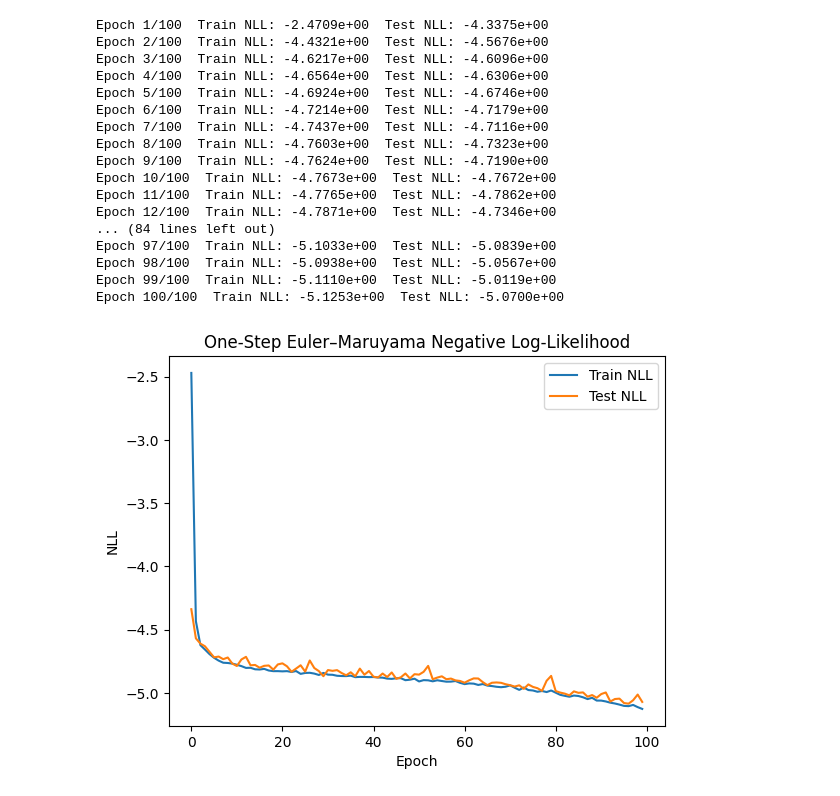
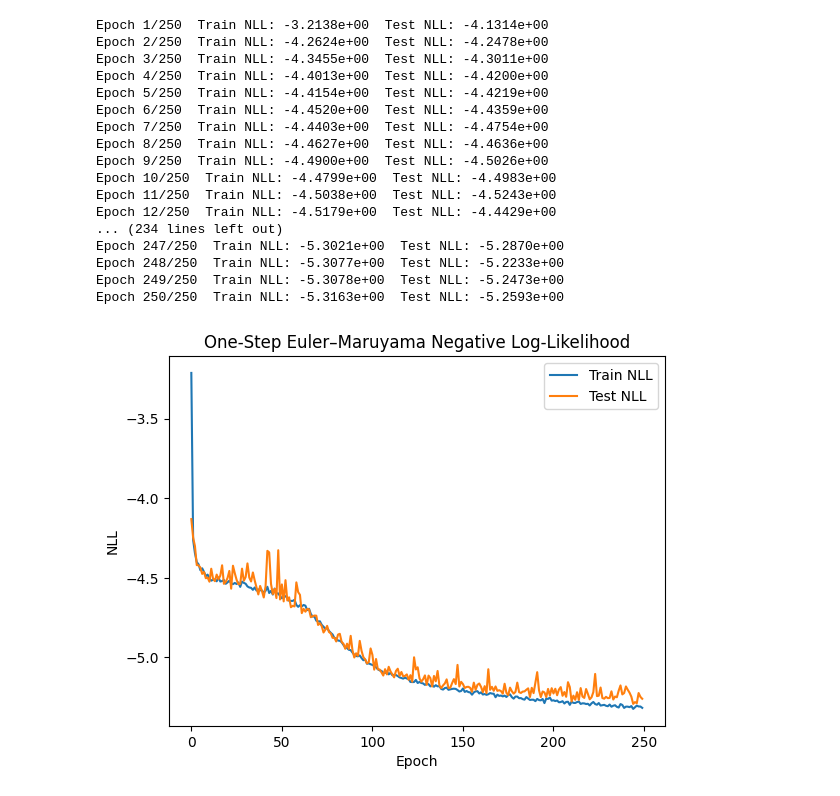
Before and after one commit to yungarjun/deribit-deep-learning, a Jupyter notebook: neural_sde.ipynb, the cells around one changed output. Saved outputs shown, nothing was run; the diff lists cells and outputs as text; code cells hidden in the pictures.

```diff
--- a/neural_sde.ipynb
+++ b/neural_sde.ipynb
@@ -60,8 +60,8 @@ model = SurfaceSDE(N).to(device)
 
 # 4) Training setup
 optimizer = optim.Adam(model.parameters(), lr=1e-3)
-n_epochs = 100
-batch_size = 120
+n_epochs = 250
+batch_size = 60
 
 
 train_losses = []
@@ -90,55 +90,55 @@ for epoch in range(n_epochs):
 
         optimizer.zero_grad()
         loss.backward()
-        torch.nn.utils.clip_grad_norm_(model.parameters(), max_norm=1.0)
+        torch.nn.utils.clip_grad_norm_(model.parameters(), max_norm=2)
         optimizer.step()
 
         epoch_loss += loss.item() * y0.size(0)
 
     train_loss = epoch_loss / (split - 1)
     train_losses.append(train_loss)
 
     # 6) Evaluate on test one-step
     model.eval()
     with torch.no_grad():
         y0_test = surf_test[:-1]
         y1_test = surf_test[1:]
         dt = dt_test_pairs
         drift_t = model.f(0, y0_test)
         diff_t = model.g(0, y0_test)
         dy_t = y1_test - y0_test
         var_t = (diff_t ** 2) * dt + 1e-6
         nll_t = 0.5 * ((dy_t - drift_t * dt)**2 / var_t + torch.log(2 * math.pi * var_t))
         test_loss = nll_t.mean().item()
         test_losses.append(test_loss)
 
     print(f"Epoch {epoch+1}/{n_epochs}  Train NLL: {train_loss:.4e}  Test NLL: {test_loss:.4e}")
 
 # 7) Plot training and test NLL curves
 plt.figure()
 plt.plot(train_losses, label="Train NLL")
 plt.plot(test_losses, label="Test NLL")
 plt.title("One-Step Euler–Maruyama Negative Log-Likelihood")
 plt.xlabel("Epoch")
 plt.ylabel("NLL")
 plt.legend()
 plt.show()
 # %% [output]
-Epoch 1/100  Train NLL: -2.4709e+00  Test NLL: -4.3375e+00
-Epoch 2/100  Train NLL: -4.4321e+00  Test NLL: -4.5676e+00
-Epoch 3/100  Train NLL: -4.6217e+00  Test NLL: -4.6096e+00
-Epoch 4/100  Train NLL: -4.6564e+00  Test NLL: -4.6306e+00
-Epoch 5/100  Train NLL: -4.6924e+00  Test NLL: -4.6746e+00
-Epoch 6/100  Train NLL: -4.7214e+00  Test NLL: -4.7179e+00
-Epoch 7/100  Train NLL: -4.7437e+00  Test NLL: -4.7116e+00
-Epoch 8/100  Train NLL: -4.7603e+00  Test NLL: -4.7323e+00
-Epoch 9/100  Train NLL: -4.7624e+00  Test NLL: -4.7190e+00
-Epoch 10/100  Train NLL: -4.7673e+00  Test NLL: -4.7672e+00
-Epoch 11/100  Train NLL: -4.7765e+00  Test NLL: -4.7862e+00
-Epoch 12/100  Train NLL: -4.7871e+00  Test NLL: -4.7346e+00
-... (84 lines left out)
-Epoch 97/100  Train NLL: -5.1033e+00  Test NLL: -5.0839e+00
-Epoch 98/100  Train NLL: -5.0938e+00  Test NLL: -5.0567e+00
-Epoch 99/100  Train NLL: -5.1110e+00  Test NLL: -5.0119e+00
-Epoch 100/100  Train NLL: -5.1253e+00  Test NLL: -5.0700e+00
+Epoch 1/250  Train NLL: -3.2138e+00  Test NLL: -4.1314e+00
+Epoch 2/250  Train NLL: -4.2624e+00  Test NLL: -4.2478e+00
+Epoch 3/250  Train NLL: -4.3455e+00  Test NLL: -4.3011e+00
+Epoch 4/250  Train NLL: -4.4013e+00  Test NLL: -4.4200e+00
+Epoch 5/250  Train NLL: -4.4154e+00  Test NLL: -4.4219e+00
+Epoch 6/250  Train NLL: -4.4520e+00  Test NLL: -4.4359e+00
+Epoch 7/250  Train NLL: -4.4403e+00  Test NLL: -4.4754e+00
+Epoch 8/250  Train NLL: -4.4627e+00  Test NLL: -4.4636e+00
+Epoch 9/250  Train NLL: -4.4900e+00  Test NLL: -4.5026e+00
+Epoch 10/250  Train NLL: -4.4799e+00  Test NLL: -4.4983e+00
+Epoch 11/250  Train NLL: -4.5038e+00  Test NLL: -4.5243e+00
+Epoch 12/250  Train NLL: -4.5179e+00  Test NLL: -4.4429e+00
+... (234 lines left out)
+Epoch 247/250  Train NLL: -5.3021e+00  Test NLL: -5.2870e+00
+Epoch 248/250  Train NLL: -5.3077e+00  Test NLL: -5.2233e+00
+Epoch 249/250  Train NLL: -5.3078e+00  Test NLL: -5.2473e+00
+Epoch 250/250  Train NLL: -5.3163e+00  Test NLL: -5.2593e+00
-[figure, old version]
+[figure, new version]
```
Also changed, not shown: 1 other file.
